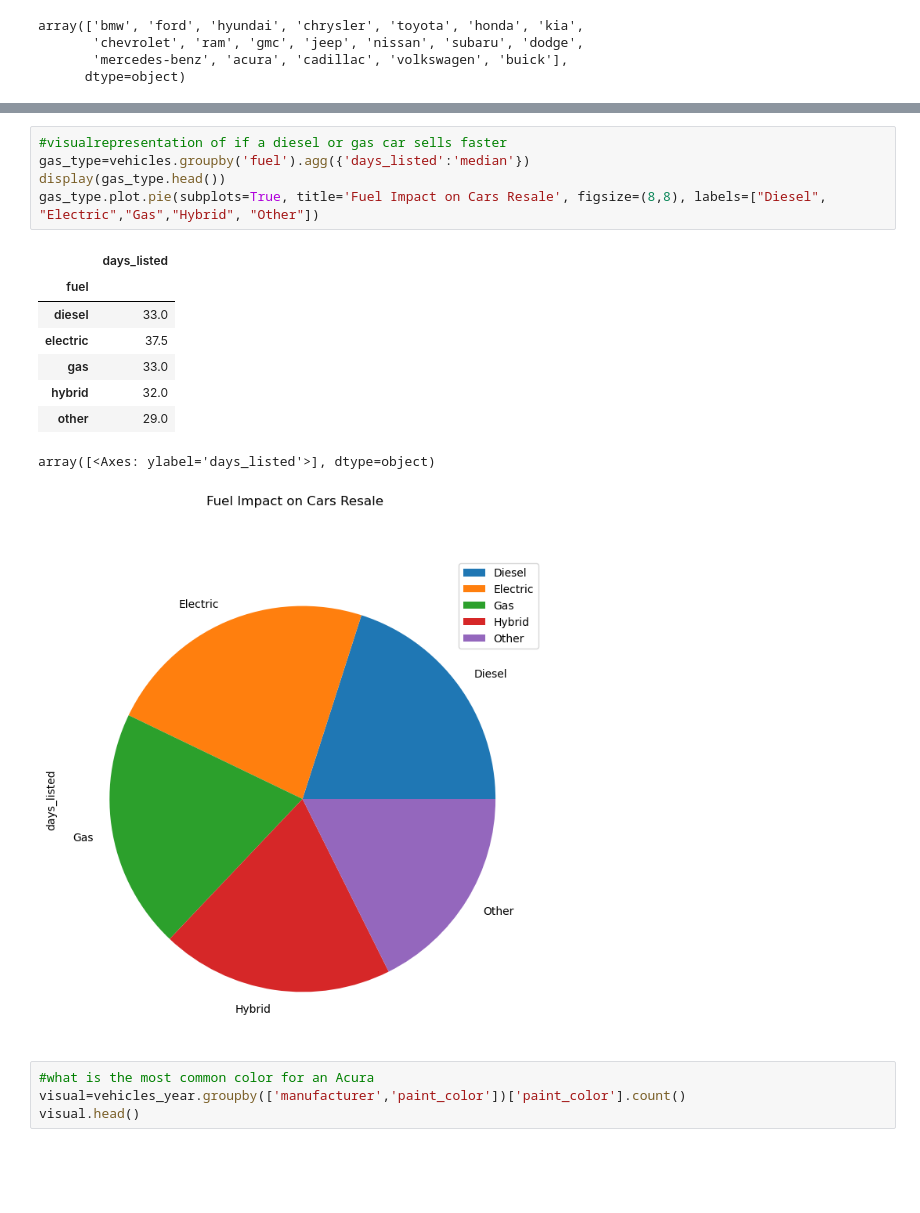
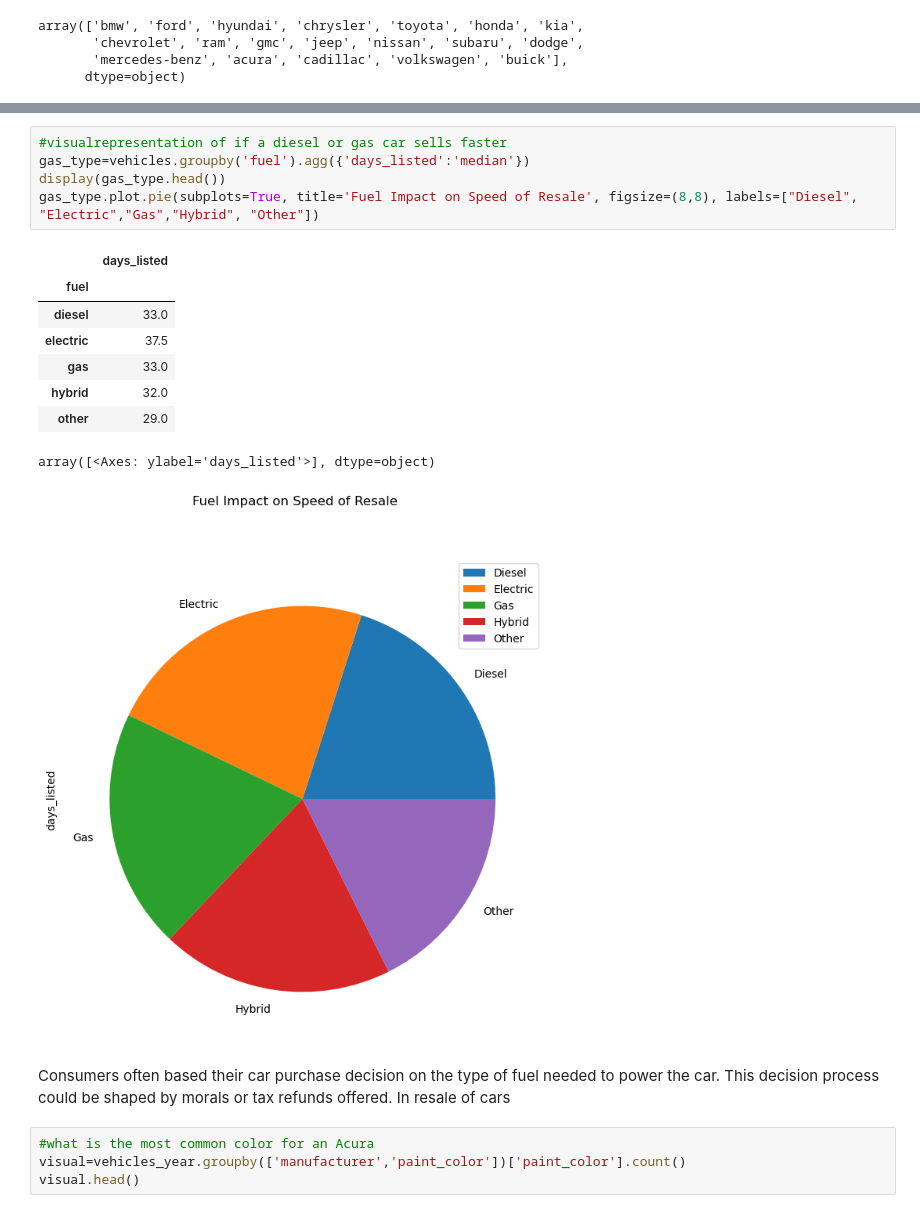
Before and after one commit to who0liebo0lie/Car_Sales_Advertisements, a Jupyter notebook: notebooks/EDA.ipynb, the cells around one changed output, grey strips where cells are left out. Saved outputs shown, nothing was run; the diff lists cells and outputs as text; blank space fills up the shorter version.

```diff
--- a/notebooks/EDA.ipynb
+++ b/notebooks/EDA.ipynb
@@ -183,18 +262,20 @@ NameError: name 'savefig' is not defined
 # %%
 #visualrepresentation of if a diesel or gas car sells faster
 gas_type=vehicles.groupby('fuel').agg({'days_listed':'median'})
 display(gas_type.head())
-gas_type.plot.pie(subplots=True, title='Fuel Impact on Cars Resale', figsize=(8,8), labels=["Diesel", "Electric","Gas","Hybrid", "Other"])
+gas_type.plot.pie(subplots=True, title='Fuel Impact on Speed of Resale', figsize=(8,8), labels=["Diesel", "Electric","Gas","Hybrid", "Other"])
 # %% [output]
 |  | days_listed |
 | fuel |  |
 | diesel | 33.0 |
 | electric | 37.5 |
 | gas | 33.0 |
 | hybrid | 32.0 |
 | other | 29.0 |
 array([<Axes: ylabel='days_listed'>], dtype=object)
-[figure, old version]
+[figure, new version]
+# %% [markdown]
+Consumers often based their car purchase decision on the type of fuel needed to power the car.  This decision process could be shaped by morals or tax refunds offered. In resale of cars
 # %%
 #what is the most common color for an Acura
 visual=vehicles_year.groupby(['manufacturer','paint_color'])['paint_color'].count()
```
Also changed, not shown: parts of 15 cells of this notebook, 1 other file.
